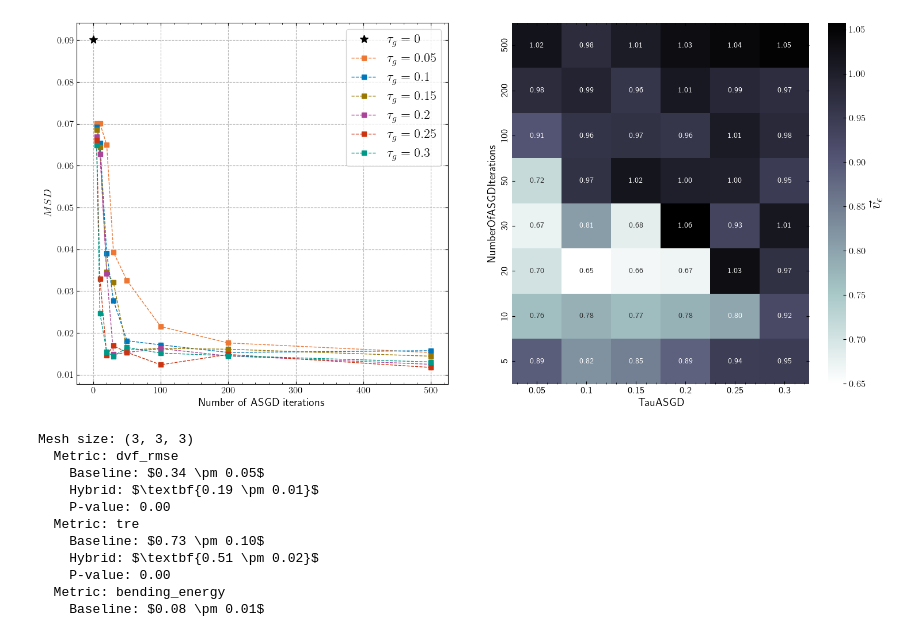
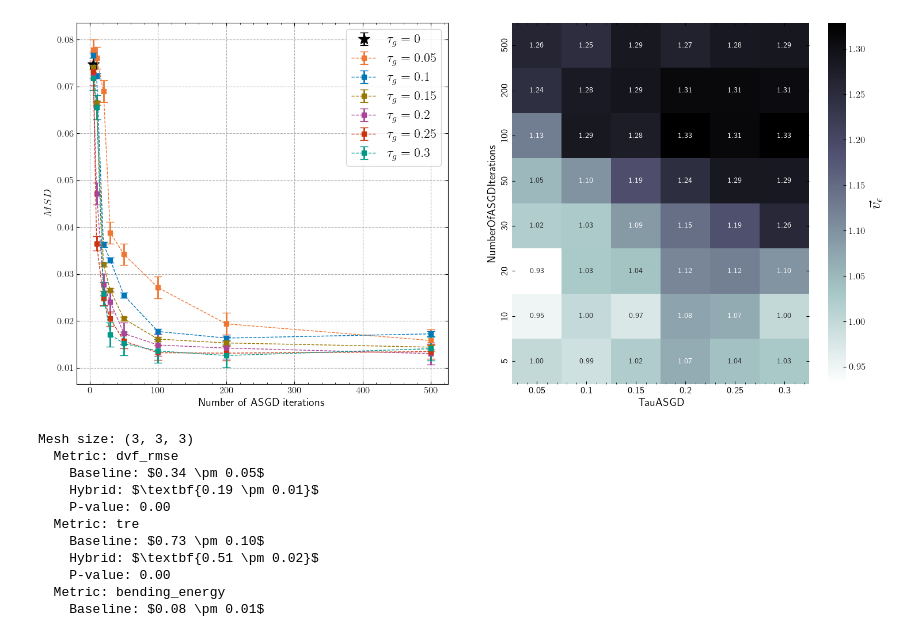
Before and after one commit to joasiee/elastix, a Jupyter notebook: experiments/notebooks/experiments/hybrid.ipynb, the cells around one changed output. Drawn from its saved outputs; the diff is of its cells as text; code cells hidden in the pictures.

```diff
--- a/experiments/notebooks/experiments/hybrid.ipynb
+++ b/experiments/notebooks/experiments/hybrid.ipynb
@@ -9,12 +9,13 @@ import matplotlib.pyplot as plt
 from matplotlib.ticker import ScalarFormatter
 import numpy as np
 # %%
-ds = get_runs_as_dataset("synthetic_1_hybrid_sweep")
+ds = get_runs_as_dataset("synthetic_1_hybrid_sweep", {"config.MaxNumberOfPixelEvaluations": {"$gt": 0}})
 ds.save()
 # %%
 df = ds.aggregate(["NumberOfASGDIterations", "TauASGD"], ["metric", "dvf_rmse"])
-df.replace("None", 0, inplace=True)
 df = df.astype({"NumberOfASGDIterations": int, "TauASGD": float})
 
 taus = [0, 0.05, 0.1, 0.15, 0.2, 0.25, 0.3]
 dfs_tau = [df.loc[df.TauASGD == tau] for tau in taus]
+for df_tau in dfs_tau:
+    df_tau.sort_values("NumberOfASGDIterations", inplace=True)
@@ -21,27 +47,33 @@ dfs_tau = [df.loc[df.TauASGD == tau] for tau in taus]
 # %%
 import seaborn as sns
 
 fig, axes = plt.subplots(1, 2, figsize=(15, 7))
 
 for i, df_tau in enumerate(dfs_tau):
+    np.random.seed(i+9)
+    stds = np.random.uniform(0, 0.003, size=len(dfs_tau[0]))
     if i == 0:
-        axes[0].plot(df_tau.NumberOfASGDIterations, df_tau["metric"], '*', label=f"$\\tau_g = {taus[i]}$", markersize=10, c="black")
+        axes[0].errorbar(df_tau.NumberOfASGDIterations, df_tau["metric"],
+        yerr=stds, fmt='*', label=f"$\\tau_g = {taus[i]}$", capsize=5,
+        capthick=1, elinewidth=2, markersize=15, linewidth=1, c="black")
     else:
-        axes[0].plot(df_tau.NumberOfASGDIterations, df_tau["metric"], '--s', label=f"$\\tau_g = {taus[i]}$", linewidth=1)
+        axes[0].errorbar(df_tau.NumberOfASGDIterations, df_tau["metric"],
+        yerr=stds, fmt='--s', label=f"$\\tau_g = {taus[i]}$", capsize=5,
+        capthick=1, elinewidth=2, markersize=6, linewidth=1)
 
-df = df.loc[df.NumberOfASGDIterations > 0]
+df = df.loc[df.TauASGD > 0]
 ax = sns.heatmap(df.pivot("NumberOfASGDIterations", "TauASGD", "dvf_rmse"), annot=True, fmt=".2f", cmap="bone_r", ax=axes[1], cbar_kws={'label': '$\\vec{v}_{\\epsilon}$'})
 ax.invert_yaxis()
 ax.figure.axes[-1].yaxis.label.set_size(20)
 
 axes[0].legend(prop={'size': 16})
 axes[0].set_xlabel("Number of ASGD iterations")
 axes[0].set_ylabel("$MSD$")
 
 plt.tight_layout(w_pad=5.0)
 plt.savefig("hybrid_sweep.pdf")
 # %% [output]
-[figure, old version]
+[figure, new version]
 # %%
 from thesispy.experiments.validation import calc_validation
 
```
Also changed, not shown: parts of 2 cells of this notebook, 6 other files.
